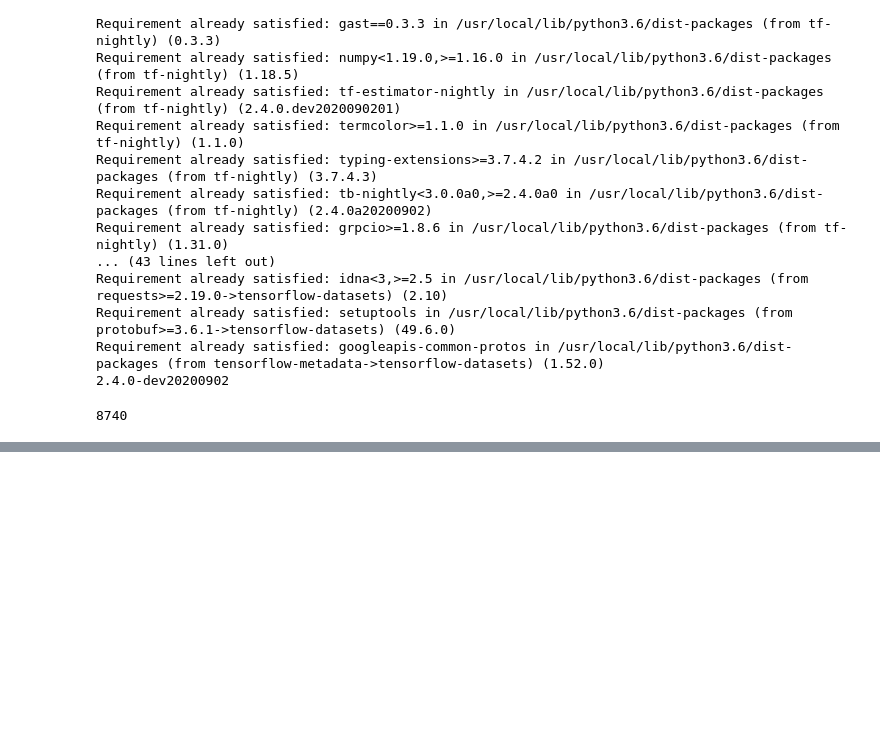
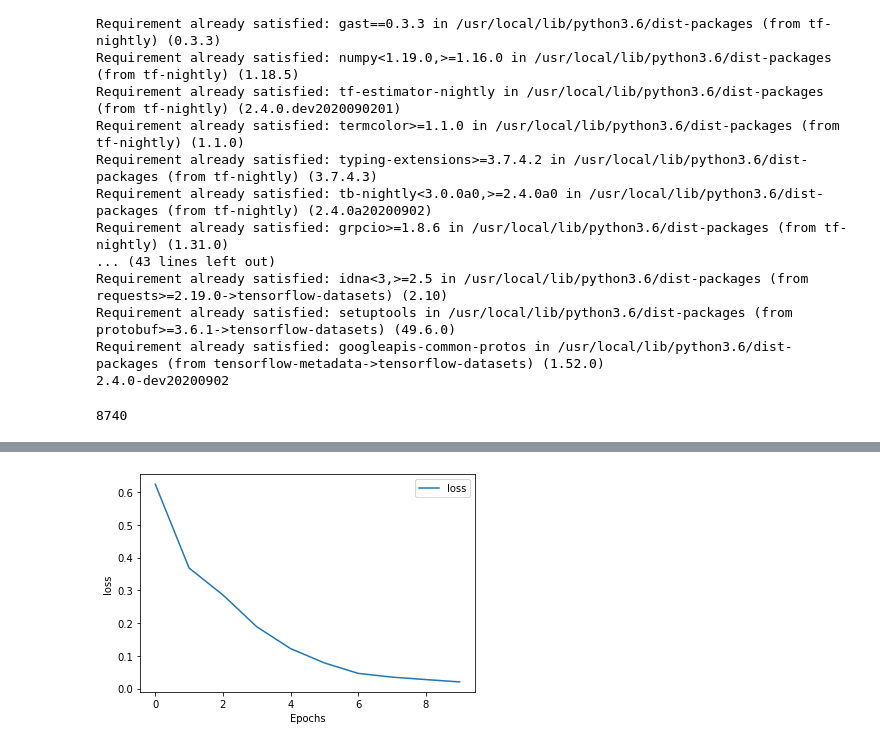
Before and after one commit to gadenahi/neural_network_sms_text_classifier, a Jupyter notebook: sms_text_classification.ipynb, the cells around one changed output, grey strips where cells are left out. Saved outputs shown, nothing was run; the diff lists cells and outputs as text; code cells hidden in the pictures; blank space fills up the shorter version.

```diff
--- a/sms_text_classification.ipynb
+++ b/sms_text_classification.ipynb
@@ -193,3 +198,7 @@ plot_graphs(history, 'accuracy')
+# %%
+plot_graphs(history, 'loss')
+# %% [output]
+[figure, added]
 # %%
 # Run this cell to test your function and model. Do not modify contents.
 def test_predictions():
```
Also changed, not shown: parts of 7 cells of this notebook.
